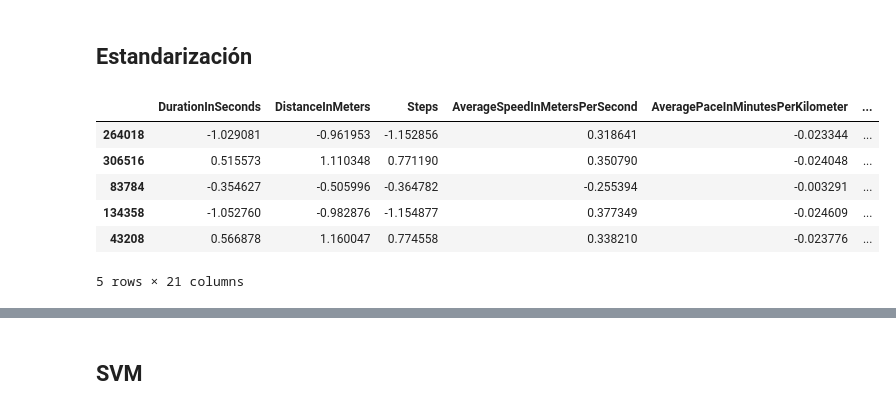
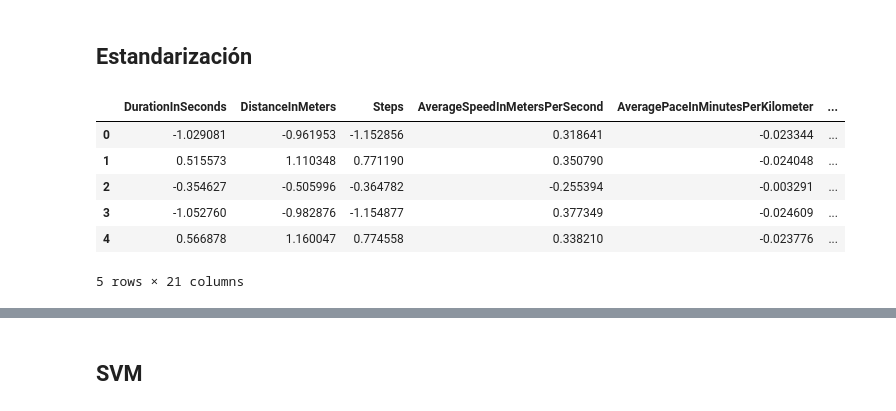
Before and after one commit to lauraich/running_anomalies_detection_data_analysis, a Jupyter notebook: Proyecto_final_analisis_de_datos_I.ipynb, the cells around one changed output, grey strips where cells are left out. Cells and saved outputs as stored; diff of their text form; code cells hidden in the pictures.

```diff
--- a/Proyecto_final_analisis_de_datos_I.ipynb
+++ b/Proyecto_final_analisis_de_datos_I.ipynb
@@ -1031,23 +1031,25 @@ Con los resultados anteriores podemos ver que el proceso de imputación no afect
 # %%
 from sklearn.model_selection import train_test_split
 from sklearn.preprocessing import StandardScaler
 
 # División de datos (por defecto, 80% entrenamiento, 20% prueba)
 df_train, df_test = train_test_split(df_encoded, test_size=0.2, random_state=42)
 
 df_train_scaled = df_train.copy()
 df_test_scaled = df_test.copy()
 
 scaler = StandardScaler()
 numerical_features = ['DurationInSeconds', 'DistanceInMeters', 'Steps', 'AverageSpeedInMetersPerSecond', 'AveragePaceInMinutesPerKilometer', 'AverageHeartRateInBeatsPerMinute']
-df_train_scaled[numerical_features] = scaler.fit_transform(df_train_scaled[numerical_features])
-df_test_scaled[numerical_features] = scaler.transform(df_test[numerical_features])
+df_train_scaled = scaler.fit_transform(df_train_scaled)
+df_test_scaled = scaler.transform(df_test)
+df_train_scaled = pd.DataFrame(df_train_scaled, columns=df_train.columns)
+df_test_scaled = pd.DataFrame(df_test_scaled, columns=df_test.columns)
 df_train_scaled.head()
 # %% [output]
 |  | DurationInSeconds | DistanceInMeters | Steps | AverageSpeedInMetersPerSecond | AveragePaceInMinutesPerKilometer | ... |
-| 264018 | -1.029081 | -0.961953 | -1.152856 | 0.318641 | -0.023344 | ... |
-| 306516 | 0.515573 | 1.110348 | 0.771190 | 0.350790 | -0.024048 | ... |
-| 83784 | -0.354627 | -0.505996 | -0.364782 | -0.255394 | -0.003291 | ... |
-| 134358 | -1.052760 | -0.982876 | -1.154877 | 0.377349 | -0.024609 | ... |
-| 43208 | 0.566878 | 1.160047 | 0.774558 | 0.338210 | -0.023776 | ... |
+| 0 | -1.029081 | -0.961953 | -1.152856 | 0.318641 | -0.023344 | ... |
+| 1 | 0.515573 | 1.110348 | 0.771190 | 0.350790 | -0.024048 | ... |
+| 2 | -0.354627 | -0.505996 | -0.364782 | -0.255394 | -0.003291 | ... |
+| 3 | -1.052760 | -0.982876 | -1.154877 | 0.377349 | -0.024609 | ... |
+| 4 | 0.566878 | 1.160047 | 0.774558 | 0.338210 | -0.023776 | ... |
 5 rows × 21 columns
```
Also changed, not shown: parts of 8 cells of this notebook.
